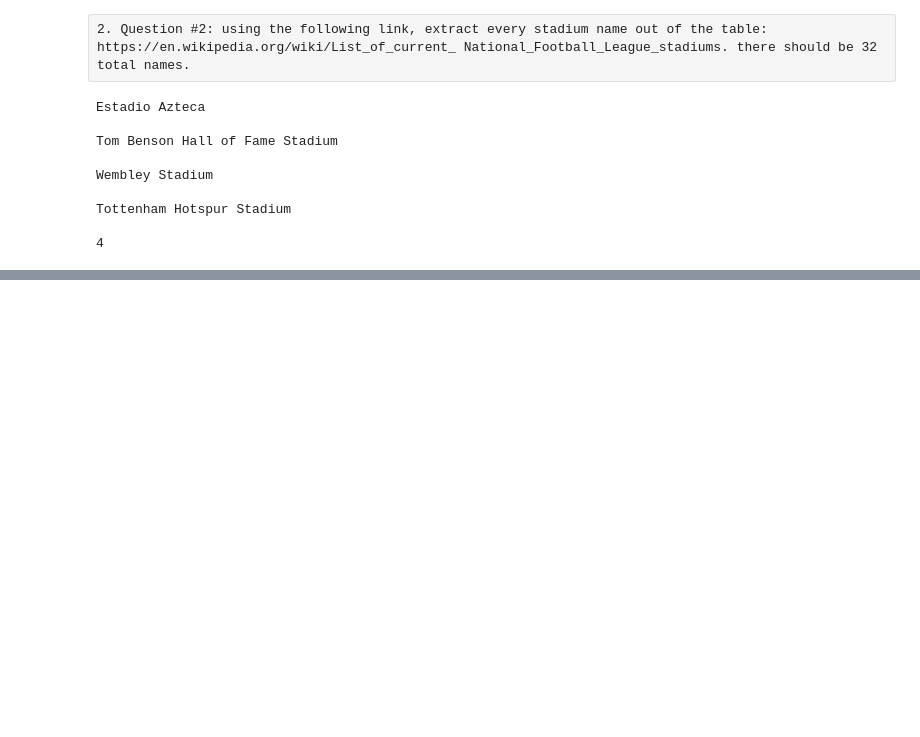
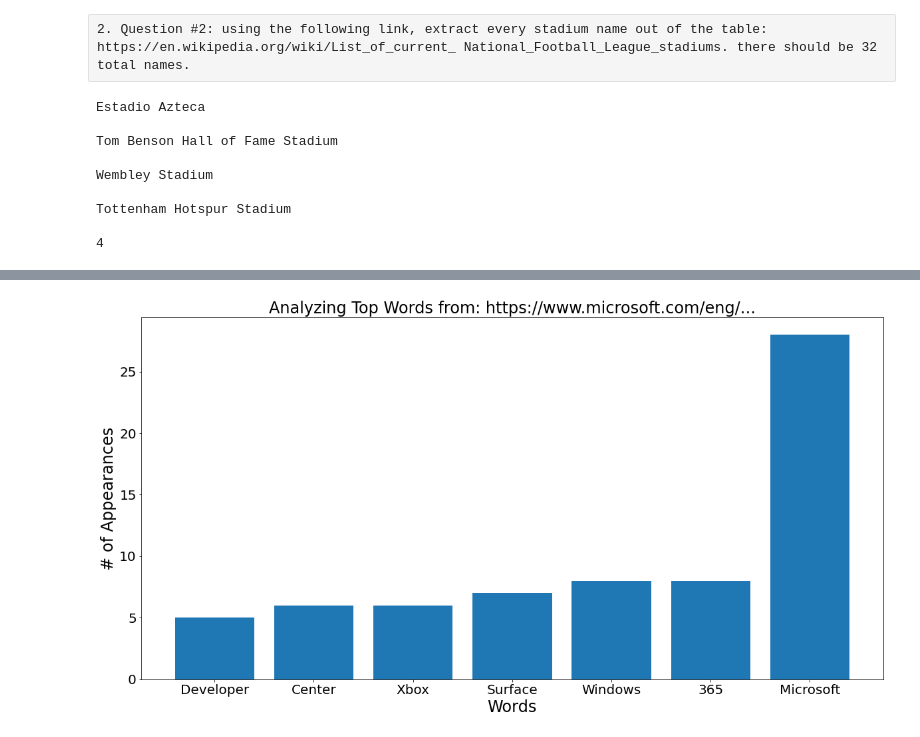
Before and after one commit to python-bootcamp-organization/Python-Bootcamp-101, a Jupyter notebook: Nine_week.ipynb, the cells around one changed output, grey strips where cells are left out. Saved outputs shown, nothing was run; the diff lists cells and outputs as text; code cells hidden in the pictures; blank space fills up the shorter version.

```diff
--- a/Nine_week.ipynb
+++ b/Nine_week.ipynb
@@ -1357,0 +1550,99 @@ Tottenham Hotspur Stadium
+# %%
+import requests
+import matplotlib.pyplot as plt
+from bs4 import BeautifulSoup
+from bs4.element import Comment
+from IPython.display import clear_output
+
+# graph results of top 7 words
+def displayResults(words, site):
+    count = [item[1] for item in words][::-1]     # reverses order
+    word = [item[0] for item in words][::-1]      # reverses order
+
+    plt.figure(figsize=(20, 10))   # define how large the figure appears
+
+    plt.bar(word, count)
+
+    plt.title("Analyzing Top Words from: {}...".format(site[:50]), fontname="Sans Serif", fontsize=24)
+    plt.xlabel("Words", fontsize=24)
+    plt.ylabel("# of Appearances", fontsize=24)
+    plt.xticks(fontname="Sans Serif", fontsize=20)
+    plt.yticks(fontname="Sans Serif", fontsize=20)
+
+    plt.savefig('microsoft.png')
+    plt.show()
+
+# filter out all elements that do not contain text that appears on site
+def filterTags(element):
+    if element.parent.name in ['style', 'script', 'head', 'title', 'meta', '[document]']:
+        return False
+
+    if isinstance(element, Comment):
+        return False
+
+    return True
+
+# request site and top 7 most used words
+def scrape(site):
+    page = requests.get(site)
+
+    soup = BeautifulSoup(page.content, 'html.parser')
+
+    text = soup.find_all(text=True)     # will get all text within the document
+
+    visible_text = filter(filterTags, text)
+
+    word_count = {}
+
+    bad_words = set(['the', 'a', 'in', 'of', 'to', 'you', '\xa0', 'and', 'at', 'on', 'for', 'from', 'is', 'that', 'are', 'be', '-', 'as', '&', 'they', 'with',
+                 'how', 'was', 'her', 'him', 'i', 'has', '|', 'his'])
+
+    print('\nThis is a list of words currently being filtered:')
+    print(bad_words)
+
+    while input('\nWould you like to filter any others? ').lower() != 'no':
+        print('\nThis is a list of words currently being filtered:')
+        print(bad_words)
+
+        word = input('What word would you like to filter? ')
+
+        bad_words.add(word)
+
+        clear_output()
+
+    for text in visible_text:
+        words = text.replace('\n', '').replace('\t', '').split(' ')   # replace all hidden chars
+
+        words = list(filter(lambda word: True if word.lower() not in bad_words else False, words))
+
+        for word in words:
+            if word != '':
+                if word in word_count:
+                    word_count[word] += 1
+                else:
+                    word_count[word] = 1
+
+    word_count = sorted(word_count.items(), key=lambda kv: kv[1], reverse=True)
+
+    return word_count[:7]
+
+# main loop should ask if user wants to scrape, then what site to scrape
+while input('Would you like to scrape a website (y/n)? ') == 'y':
+    try:
+        clear_output()
+
+        site = input('Enter a website to analyze: ')
+
+        top_words = scrape(site)
+
+        top_word = top_words[0]   # tuple of (word, count)
+
+
+        print("The top word is: {}".format(top_word[0]))
+
+        displayResults(top_words, site)
+    except:
+        print('Something went wrong, please try again.')
+
+print('Thanks for analyzing! Come back again!')
+# %% [output]
@@ -1357,0 +1651 @@ Tottenham Hotspur Stadium
+[figure, added]
```
Also changed, not shown: parts of 16 cells of this notebook, 7 other files.
